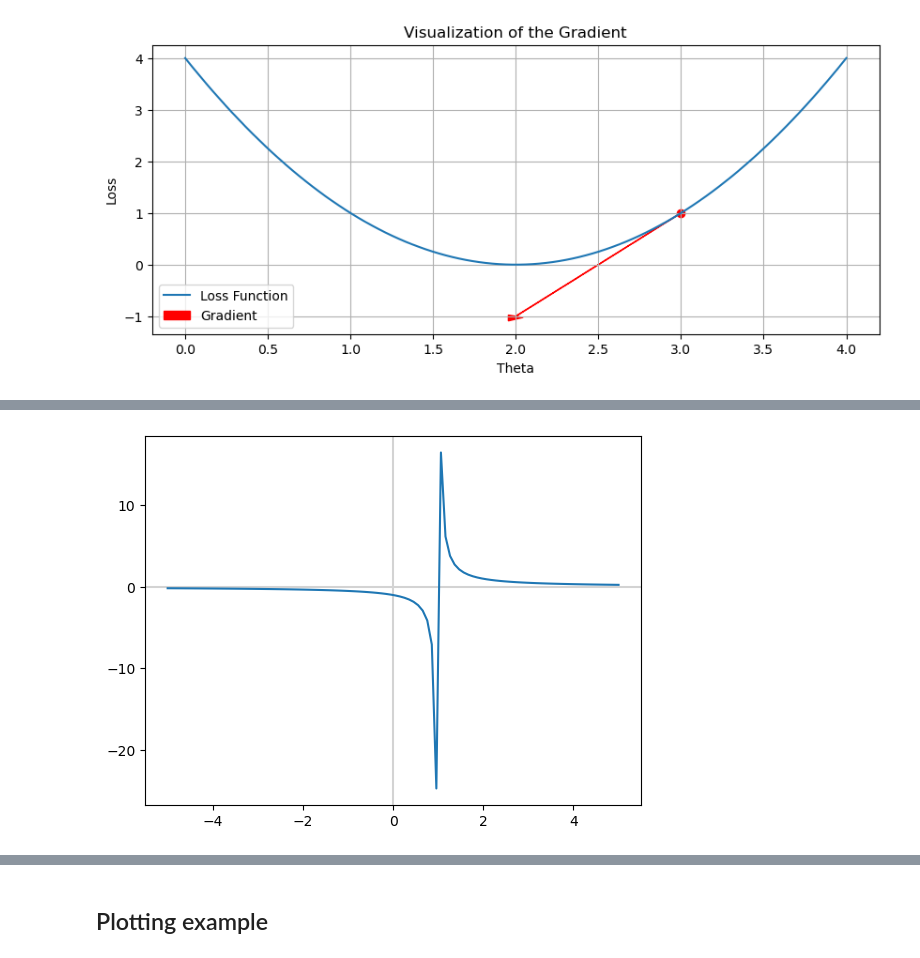
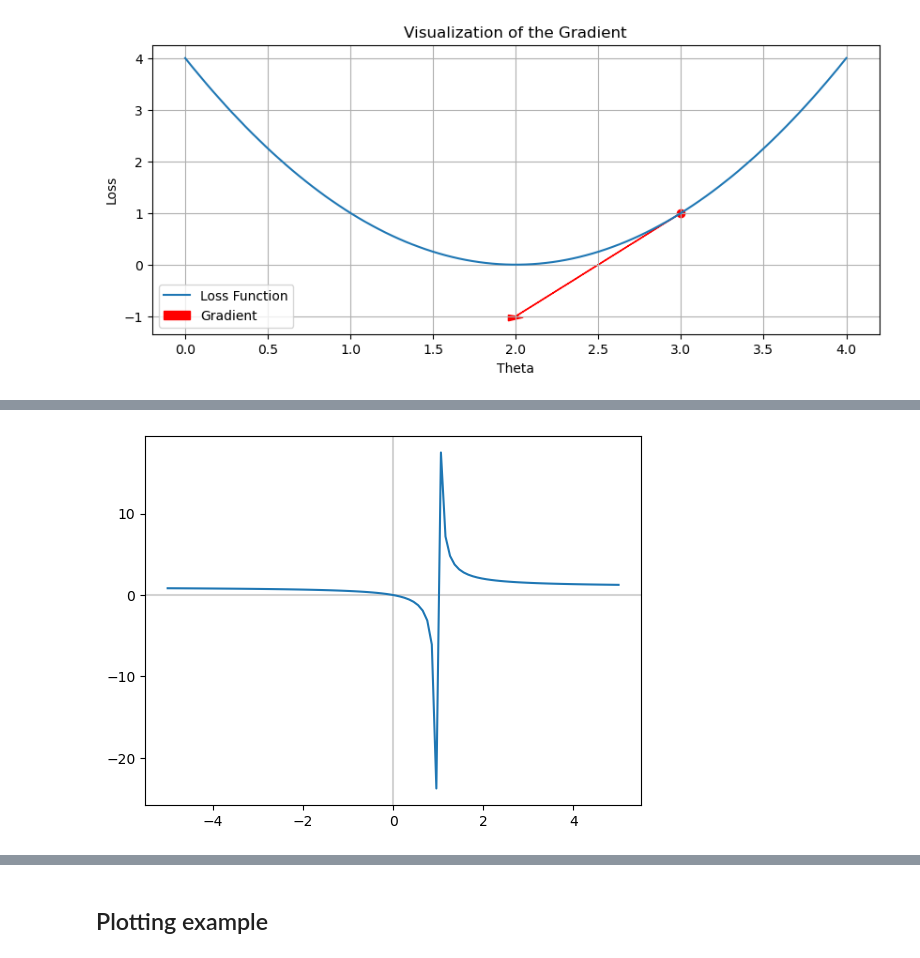
Before and after one commit to MiguelPartosa/Learning-Derivatives-with-Python, a Jupyter notebook: derivatives.ipynb, the cells around one changed output, grey strips where cells are left out. Drawn from its saved outputs; the diff is of its cells as text; code cells hidden in the pictures.

```diff
--- a/derivatives.ipynb
+++ b/derivatives.ipynb
@@ -148,16 +154,16 @@ The answer is actually $=2$ with factoring. Representing this dicontinouty in th
 # %%
 # non continuous limit example
 def xample(val):
-    return (1)/(val-1)
+    return (val)/(val-1)
 
 sample_values = np.linspace(-5, 5, 100)
 plotted_values = np.array(xample(sample_values))
 
 # origin line
 plt.axvline(x=0, color='lightgray')
 plt.axhline(y=0, color='lightgray')
 
 plt.plot(sample_values, plotted_values)
 plt.show()
 # %% [output]
-[figure, old version]
+[figure, new version]
```
Also changed, not shown: parts of 6 cells of this notebook, 1 other file.
